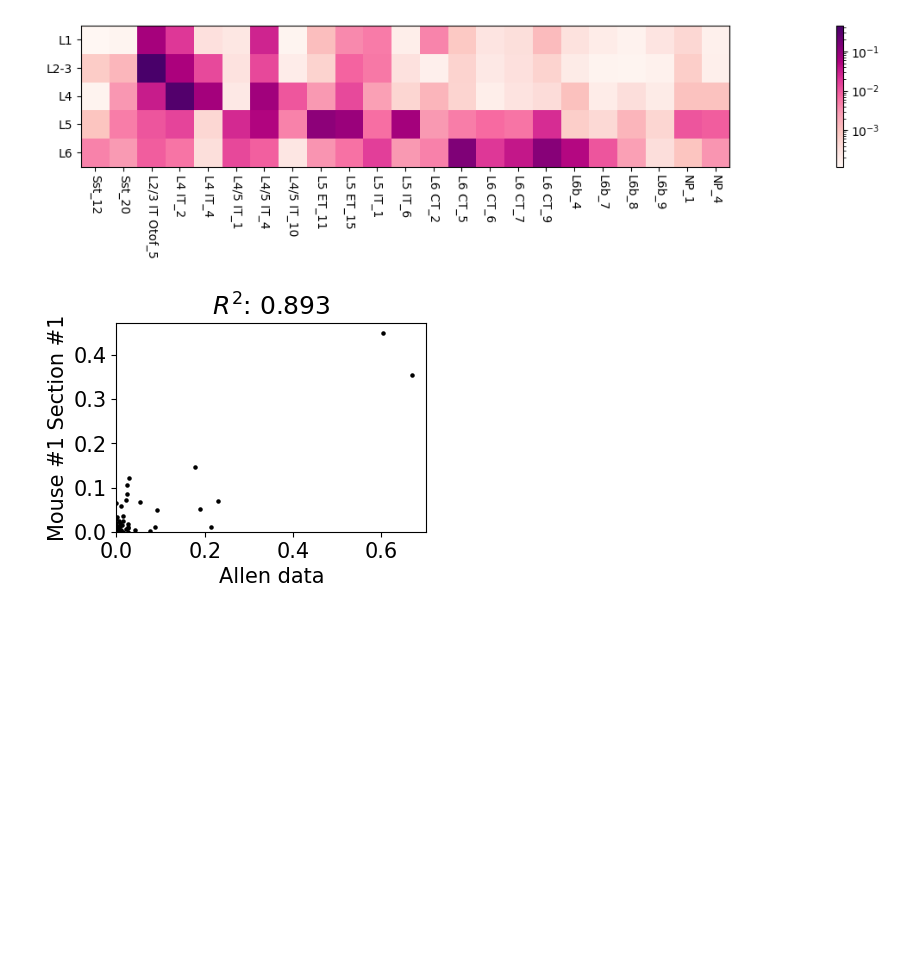
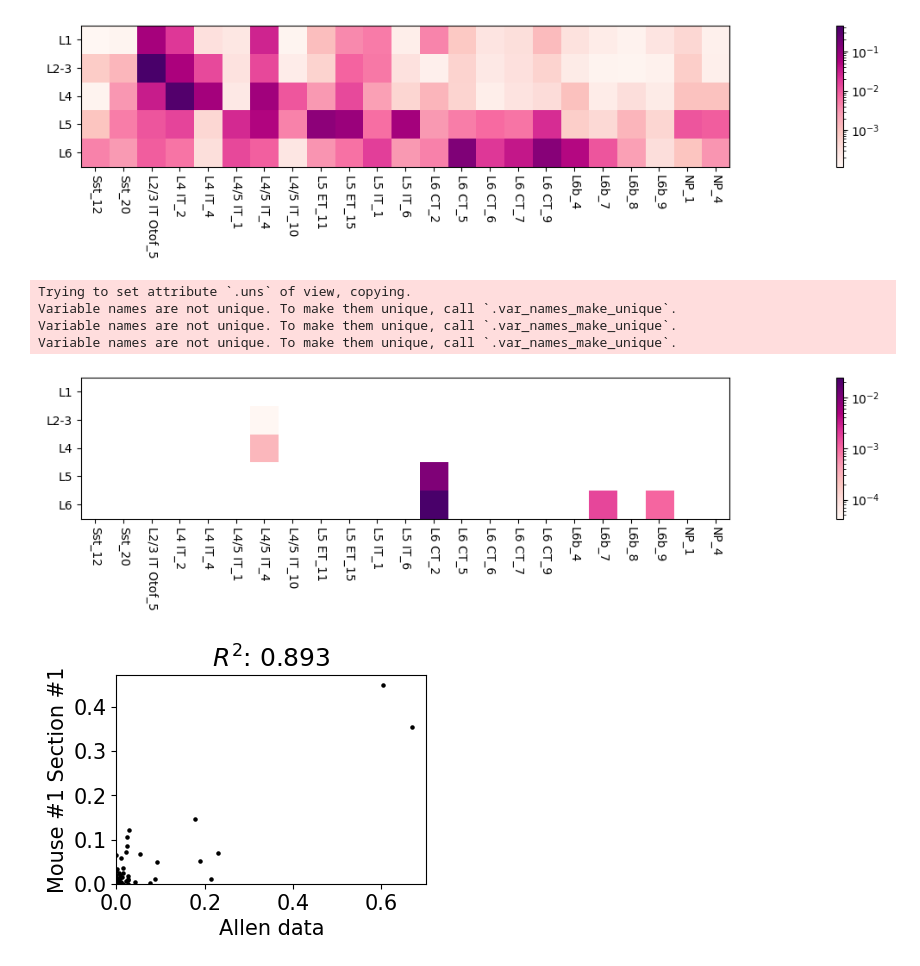
Before and after one commit to vitkl/cell2location_paper, a Jupyter notebook: notebooks/mouse_brain_visium/other_methods/benchmark_analysis_4_RP_curves.ipynb, the cells around one changed output. Saved outputs shown, nothing was run; the diff lists cells and outputs as text; code cells hidden in the pictures; blank space fills up the shorter version.

```diff
--- a/notebooks/mouse_brain_visium/other_methods/benchmark_analysis_4_RP_curves.ipynb
+++ b/notebooks/mouse_brain_visium/other_methods/benchmark_analysis_4_RP_curves.ipynb
@@ -839,6 +841,24 @@ Variable names are not unique. To make them unique, call `.var_names_make_unique
 Variable names are not unique. To make them unique, call `.var_names_make_unique`.
 Variable names are not unique. To make them unique, call `.var_names_make_unique`.
 [figure]
+# %%
+NNLS_infer_lay_ST8059048 = layer_distribution(select_slide(adata_vis, 'ST8059048').copy(),
+                                         summary_fun=np.mean, proportion_per_layer=False,
+                                         post_type='NNSL_')
+
+NNLS_infer_lay_ST8059048 = NNLS_infer_lay_ST8059048 / NNLS_infer_lay_ST8059048.sum(0)
+NNLS_infer_lay_ST8059048 = NNLS_infer_lay_ST8059048.loc[lay.index,:]
+
+with mpl.rc_context({"font.size": 10, 'pdf.fonttype': 42, "axes.facecolor": 'white'}):
+    clustermap(NNLS_infer_lay_ST8059048.T, figure_size=(25, 3),
+               cmap='RdPu', log=True,
+               cluster_rows=False, cluster_cols=False)
+# %% [output]
+Trying to set attribute `.uns` of view, copying.
+Variable names are not unique. To make them unique, call `.var_names_make_unique`.
+Variable names are not unique. To make them unique, call `.var_names_make_unique`.
+Variable names are not unique. To make them unique, call `.var_names_make_unique`.
+[figure, added]
 # %%
 with mpl.rc_context({'axes.facecolor': 'white', 'font.size': 15,
                             'figure.figsize': [4, 4]}):
```
Also changed, not shown: parts of 9 cells of this notebook, 52 other files.
